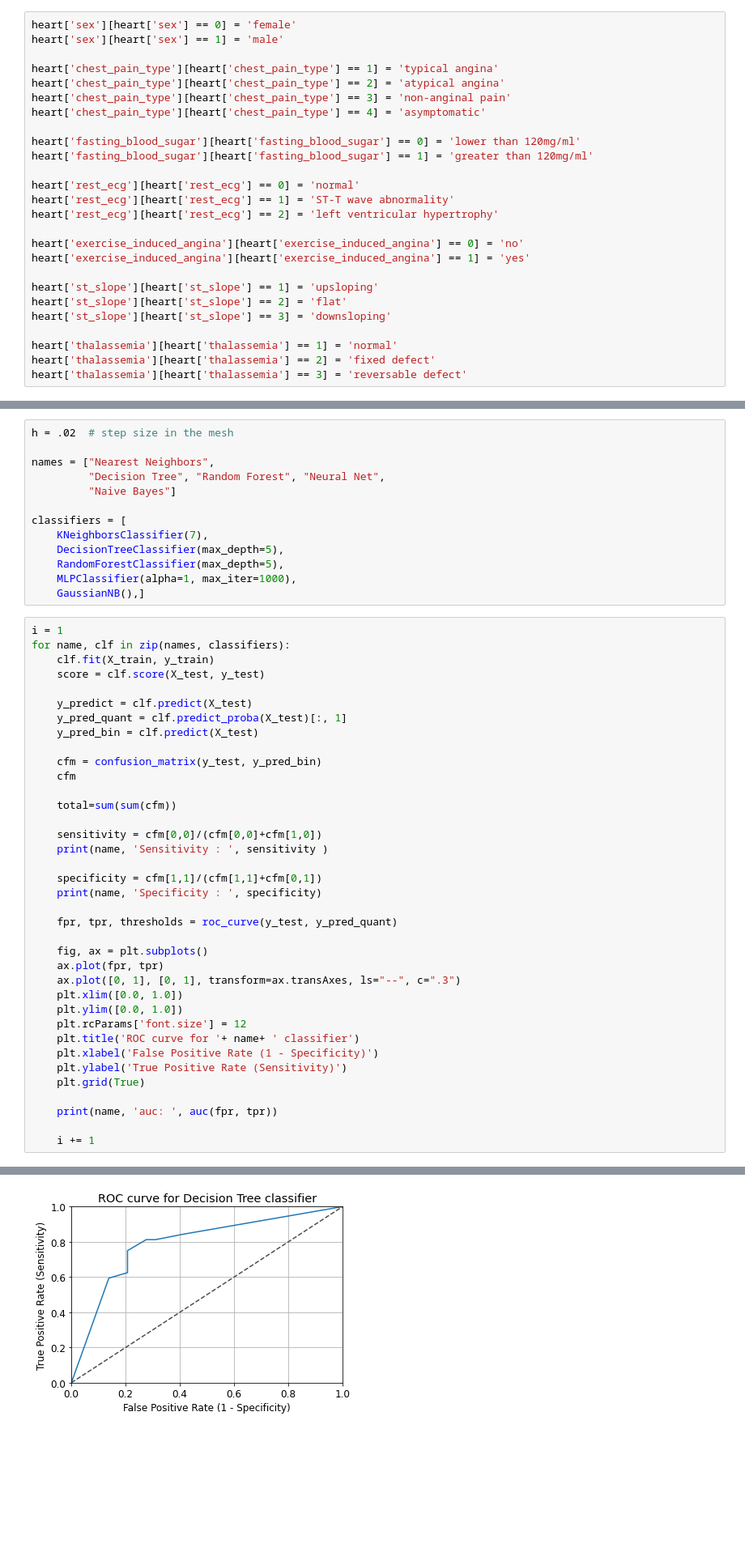
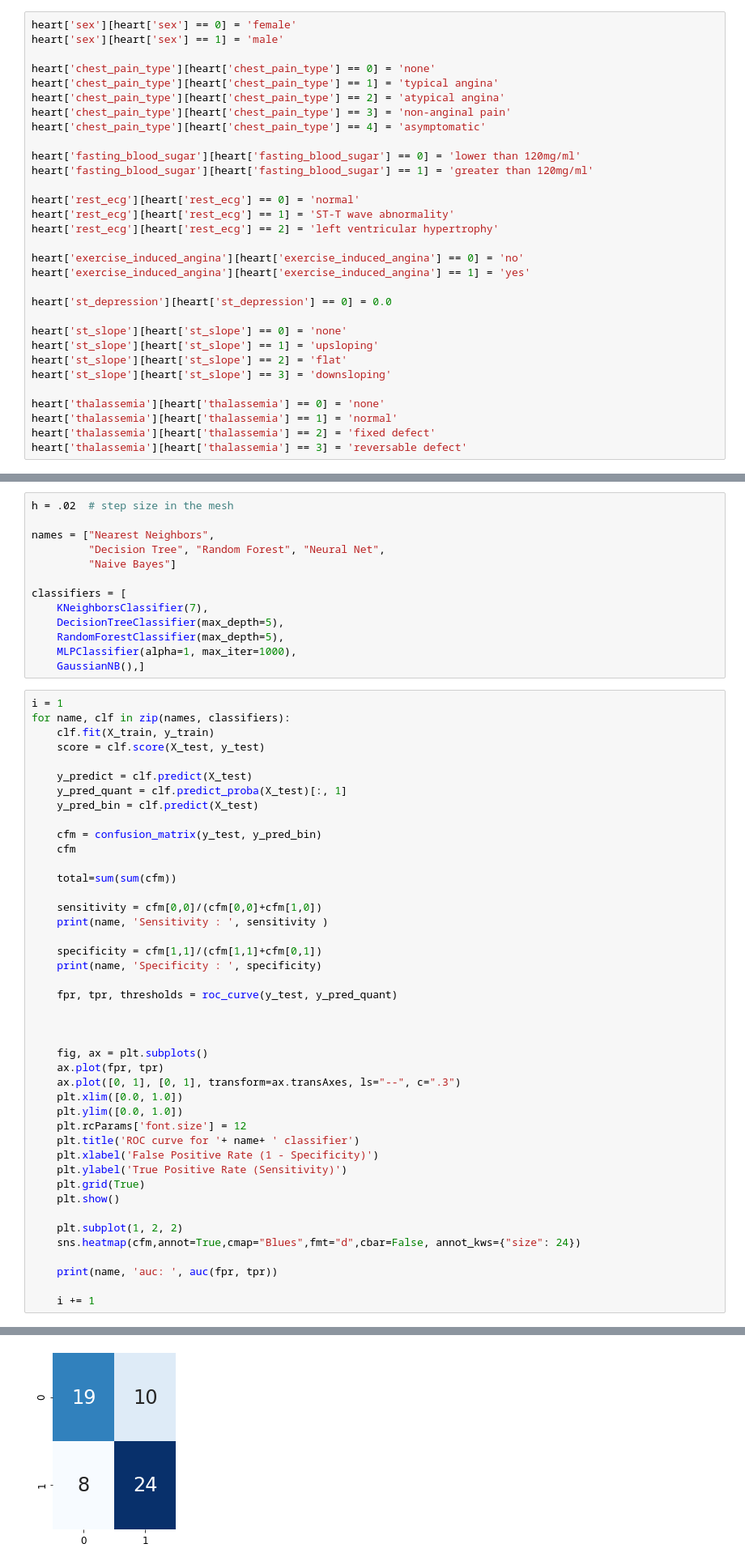
Before and after one commit to nathmart1n/e-commerce-analysis, a Jupyter notebook: main.ipynb, the cells around one changed output, grey strips where cells are left out. Shown: that part at 81% size. Cells and saved outputs as stored; diff of their text form; blank space fills up the shorter version.

```diff
--- a/main.ipynb
+++ b/main.ipynb
@@ -46,6 +57,7 @@ heart.columns = ['age', 'sex', 'chest_pain_type', 'resting_blood_pressure', 'cho
 heart['sex'][heart['sex'] == 0] = 'female'
 heart['sex'][heart['sex'] == 1] = 'male'
 
+heart['chest_pain_type'][heart['chest_pain_type'] == 0] = 'none'
 heart['chest_pain_type'][heart['chest_pain_type'] == 1] = 'typical angina'
 heart['chest_pain_type'][heart['chest_pain_type'] == 2] = 'atypical angina'
 heart['chest_pain_type'][heart['chest_pain_type'] == 3] = 'non-anginal pain'
@@ -61,10 +73,14 @@ heart['rest_ecg'][heart['rest_ecg'] == 2] = 'left ventricular hypertrophy'
 heart['exercise_induced_angina'][heart['exercise_induced_angina'] == 0] = 'no'
 heart['exercise_induced_angina'][heart['exercise_induced_angina'] == 1] = 'yes'
 
+heart['st_depression'][heart['st_depression'] == 0] = 0.0
+
+heart['st_slope'][heart['st_slope'] == 0] = 'none'
 heart['st_slope'][heart['st_slope'] == 1] = 'upsloping'
 heart['st_slope'][heart['st_slope'] == 2] = 'flat'
 heart['st_slope'][heart['st_slope'] == 3] = 'downsloping'
 
+heart['thalassemia'][heart['thalassemia'] == 0] = 'none'
 heart['thalassemia'][heart['thalassemia'] == 1] = 'normal'
 heart['thalassemia'][heart['thalassemia'] == 2] = 'fixed defect'
 heart['thalassemia'][heart['thalassemia'] == 3] = 'reversable defect'
@@ -185,6 +242,8 @@ for name, clf in zip(names, classifiers):
 
     fpr, tpr, thresholds = roc_curve(y_test, y_pred_quant)
 
+
+
     fig, ax = plt.subplots()
     ax.plot(fpr, tpr)
     ax.plot([0, 1], [0, 1], transform=ax.transAxes, ls="--", c=".3")
@@ -195,6 +254,10 @@ for name, clf in zip(names, classifiers):
     plt.xlabel('False Positive Rate (1 - Specificity)')
     plt.ylabel('True Positive Rate (Sensitivity)')
     plt.grid(True)
+    plt.show()
+
+    plt.subplot(1, 2, 2)
+    sns.heatmap(cfm,annot=True,cmap="Blues",fmt="d",cbar=False, annot_kws={"size": 24})
 
     print(name, 'auc: ', auc(fpr, tpr))
 
@@ -219 +272 @@ Naive Bayes auc:  0.8997844827586207
-[figure, old version]
+[figure, new version]
```
Also changed, not shown: parts of 14 cells of this notebook.
